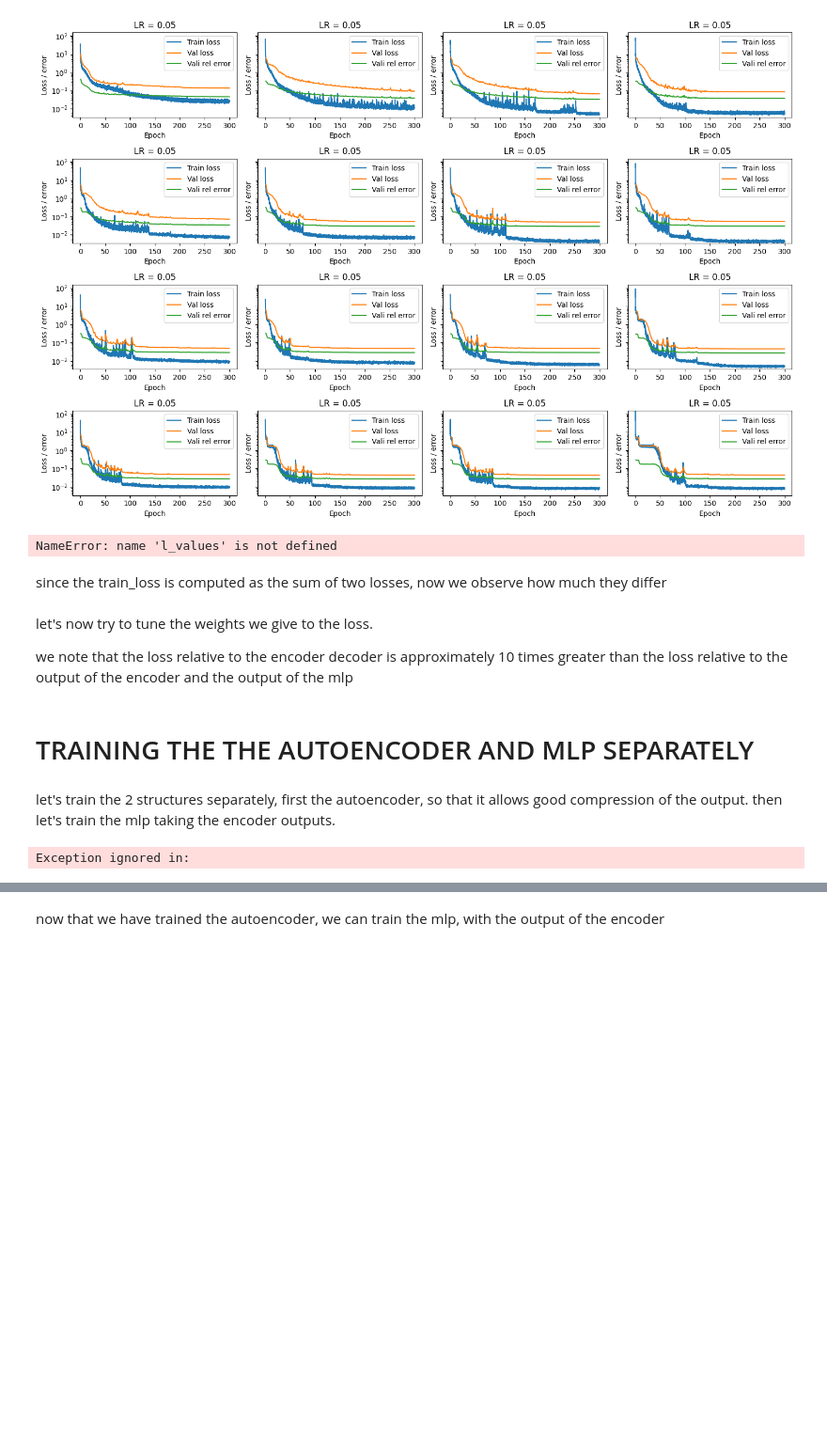
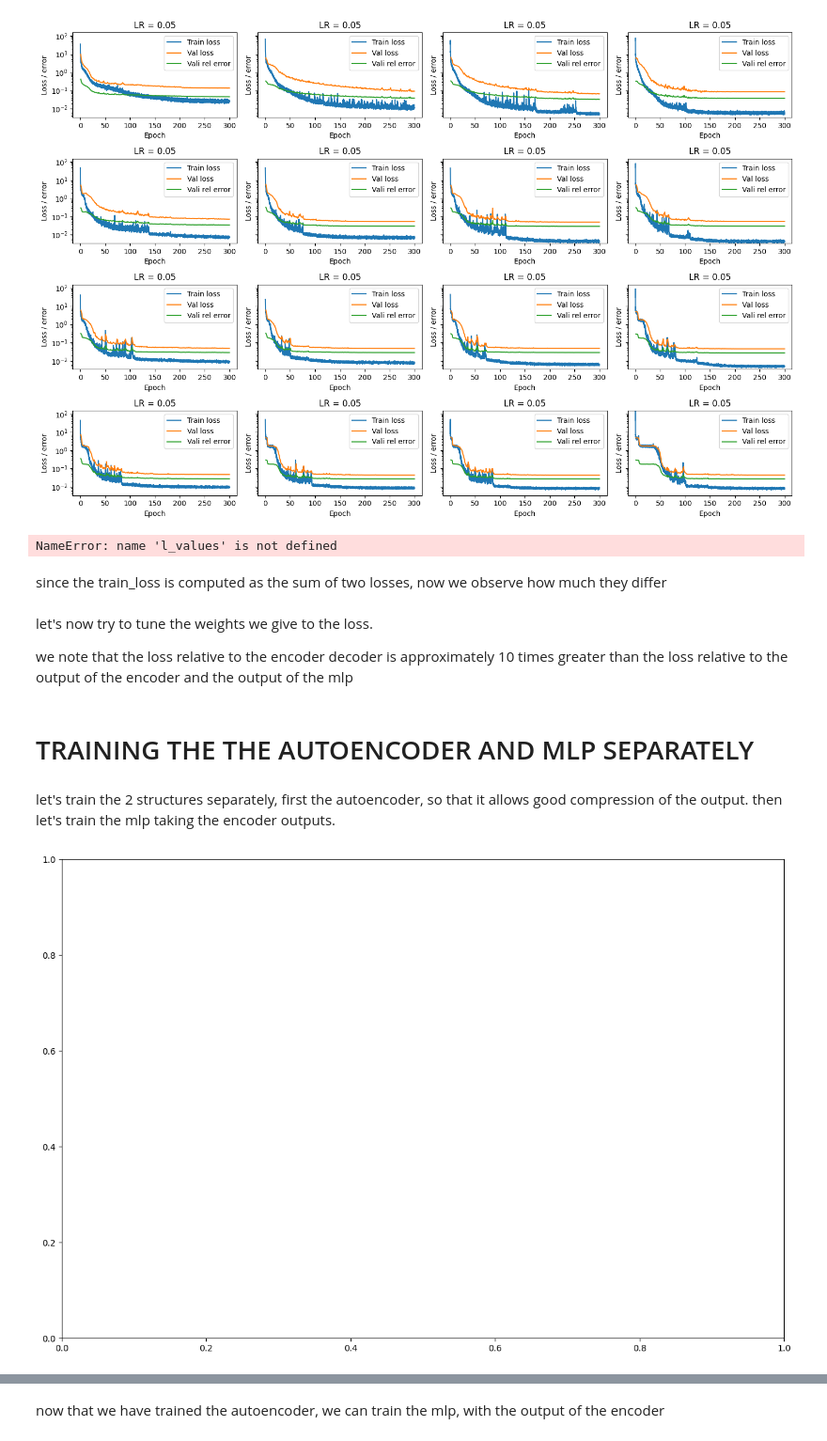
Before and after one commit to CS-433/ml-project-2-ita, a Jupyter notebook: final.ipynb, the cells around one changed output, grey strips where cells are left out. Shown at 94% size. Saved outputs shown, nothing was run; the diff lists cells and outputs as text; code cells hidden in the pictures; blank space fills up the shorter version.

```diff
--- a/final.ipynb
+++ b/final.ipynb
@@ -656,7 +655,7 @@ class Autoencoder(torch.nn.Module):
 
 
 
-    def forward(self, par, out):
+    def forward(self, out):
 
          # (batch_size, dim_reduced)
         Z1 = self.encoder(out)  # (batch_size, dim_reduced)
@@ -813,21 +809,15 @@ def run_vel_training_autoencoder(model_autoencoder,num_epochs, lr, batch_size, d
 # %%
 # Plot the graph
-fig, ax = plt.subplots(figsize=(15, 10), sharey=True)
+
 L_enc_dec=4
-num_epochs=200
+num_epochs=200 #change it to 400
 lr=1e-3
 batch_size=64
 dim_reduced=128
 
-model_trained, train_loss_history, val_loss_history, val_rel_loss_history = run_vel_training_autoencoder(
+model_trained, train_loss_history, val_loss_history = run_vel_training_autoencoder(
         Autoencoder(dim_reduced=dim_reduced, activation="gelu", L_enc_dec=L_enc_dec),
         num_epochs, lr, batch_size, device
     )
-plot(ax, train_loss_history, val_loss_history, val_rel_loss_history, num_epochs)
-ax.set_title(f"LR = {lr}")
-y_max = max(y_max, max(np.max(train_loss_history), np.max(val_loss_history), np.max(val_rel_loss_history)))
-y_min = min(y_min, min(np.min(train_loss_history), np.min(val_loss_history), np.min(val_rel_loss_history)))
-plt.tight_layout()
-plt.show()
 # %% [output]
-Exception ignored in:
+[figure, added]
```
Also changed, not shown: parts of 23 cells of this notebook.
